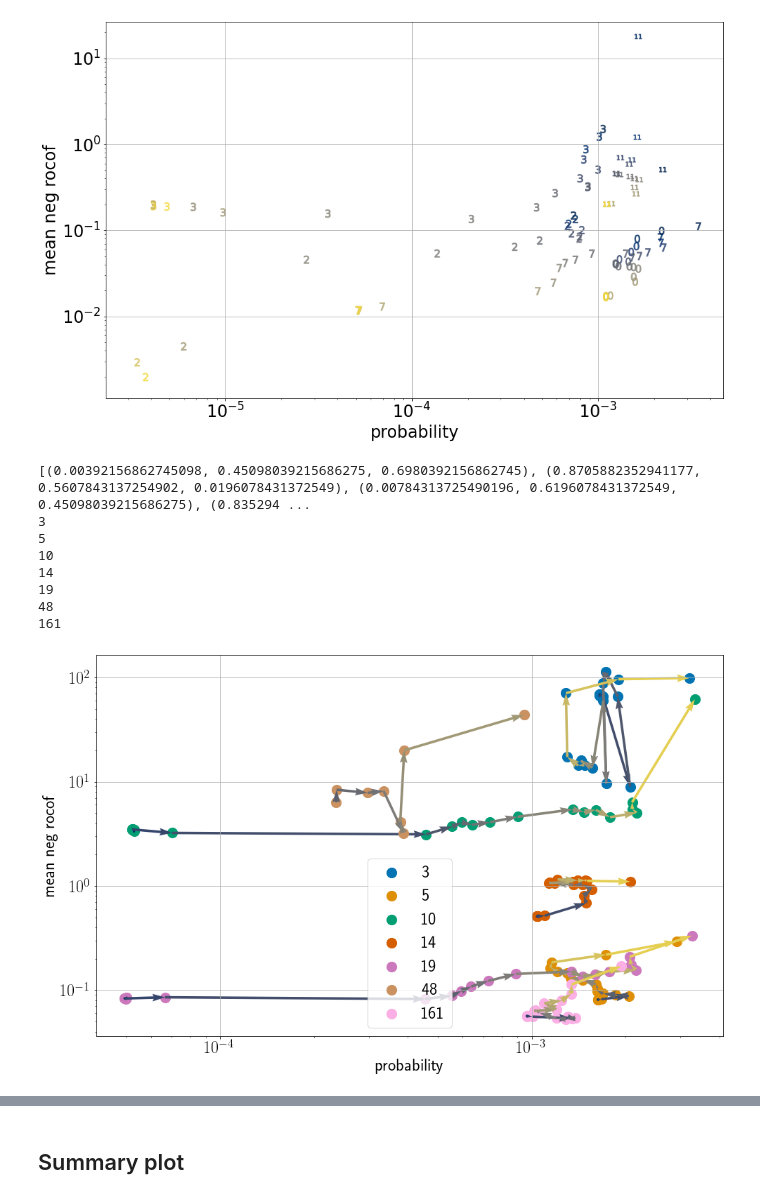
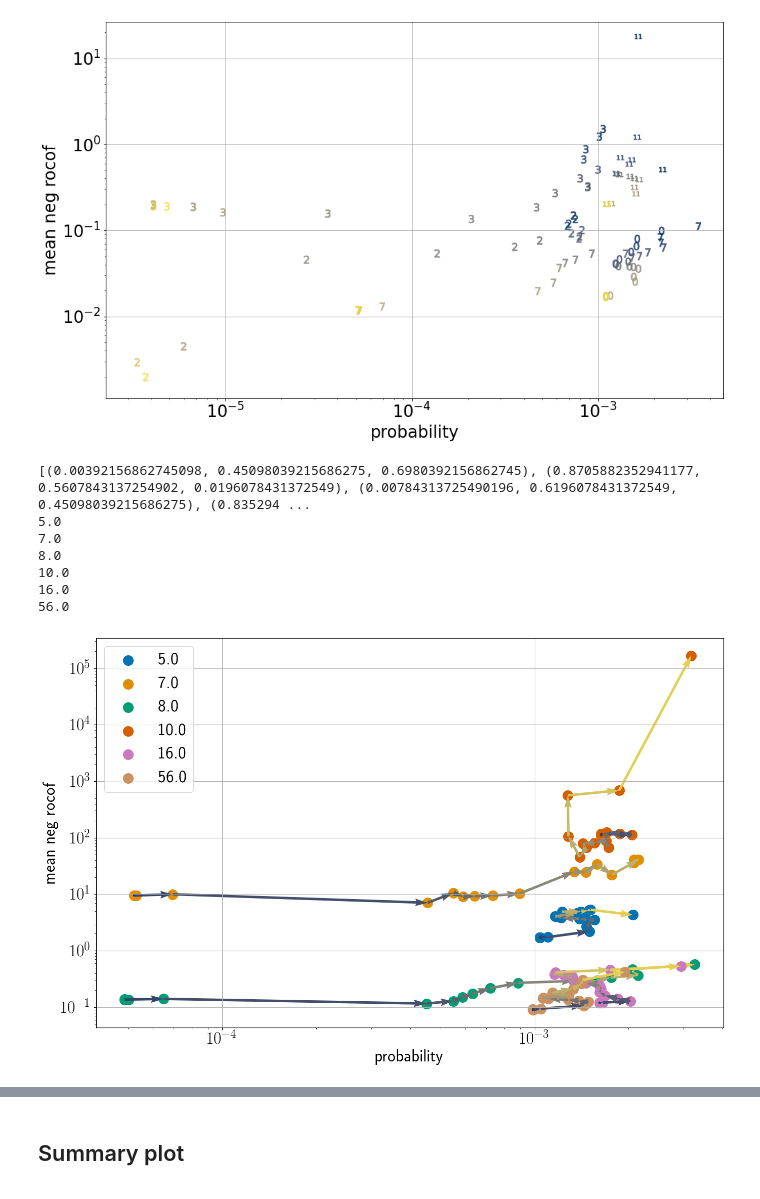
Before and after one commit to maurizio-titz/Power-system-split, a Jupyter notebook: notebooks/analyse_component_clusters_kmeans_combined.ipynb, the cells around one changed output, grey strips where cells are left out. Cells and saved outputs as stored; diff of their text form; code cells hidden in the pictures.

```diff
--- a/notebooks/analyse_component_clusters_kmeans_combined.ipynb
+++ b/notebooks/analyse_component_clusters_kmeans_combined.ipynb
@@ -186,0 +184,10 @@ component_props.loc[:,'cluster_label'] = labels3
+# %%
+# Identify cluster in subset
+min_cluster_distance = 9./ len(G)
+n_cluster, subset_cluster_labels = visualisation.cluster_indicator_vectors_agglomerative(indicator_vectors[subset_indices],
+                                                                                  min_cluster_distance = min_cluster_distance,
+                                                                                  cluster_distance_type = 'average')
+
+component_props.loc[:, 'cluster_label'] = np.nan
+component_props.loc[subset_indices, 'cluster_label'] = subset_cluster_labels
+n_cluster
@@ -186,0 +198,3 @@ component_props.loc[:,'cluster_label'] = labels3
+# %%
+rnc = RadiusNeighborsClassifier(radius= min_cluster_distance, metric='hamming', outlier_label=-1, n_jobs=20)
+rnc.fit(indicator_vectors[subset_indices], subset_cluster_labels)
@@ -187,2 +204,5 @@ component_props.loc[:,'cluster_label'] = labels3
+# %%
+remaining_cluster_labels = rnc.predict(indicator_vectors[remaining_indices])
+component_props.loc[remaining_indices,'cluster_label'] = remaining_cluster_labels
 # %%
 print(component_props.shape)
@@ -253,7 +284,7 @@ cluster_props.head()
 # %%
  # Only select cluster if there is at least one co2l with P(cluster | co2l) significantly larger than p (alpha=0.05)
 # (i.e. we omit very unlikely clusters)
-p = 0.0008
+p = 0.001
 min_count, max_counts = sm.stats.binom_test_reject_interval(p,number_of_simulations, alternative='larger', alpha=0.05)
 print('Rejected if less than', int(max_counts), 'hits in all', number_of_simulations, 'simulations')
 
@@ -508,44 +583,43 @@ print(colors_points)
 for i,cluster in enumerate(selected_cluster[:10]):
 
     points = np.array([cluster_props.loc[selected_cluster].loc[indices[i]]['likelihood'],
-                       cluster_props.loc[selected_cluster].loc[indices[i]]['median_neg_rocof']]).T##mean_neg_rocof
+                       cluster_props.loc[selected_cluster].loc[indices[i]]['max_neg_rocof']]).T##mean_neg_rocof
 
 
     colors = [cmap(i/len(co2ls)) for i in range(len(co2ls)-1)]
 
     ax.scatter(points[:, 0],
                points[:, 1],
                s = 200,
                color = colors_points[i],
               label = cluster)
 
     ax.quiver(points[1:, 0][::-1], points[1:, 1][::-1],
           (points[:-1, 0]-points[1:,0])[::-1],
           (points[:-1, 1]-points[1:,1])[::-1],
           angles = 'xy',
           scale_units = 'xy',
           scale = 1,
           width = 0.004,
          color = colors)
 
     print(cluster)
 ax.set_yscale('log')
 ax.set_xscale('log')
 ax.set_xlabel('probability', fontsize = 24)
 ax.set_ylabel('mean neg rocof', fontsize = 24)
 ax.tick_params(axis = 'both', which = 'both', labelsize = 24)
 ax.legend(fontsize = 24)
 plt.show()
 # %% [output]
 [(0.00392156862745098, 0.45098039215686275, 0.6980392156862745), (0.8705882352941177, 0.5607843137254902, 0.0196078431372549), (0.00784313725490196, 0.6196078431372549, 0.45098039215686275), (0.835294 ...
-3
-5
-10
-14
-19
-48
-161
+5.0
+7.0
+8.0
+10.0
+16.0
+56.0
-[figure, old version]
+[figure, new version]
 # %%
 ## cmap = plt.get_cmap('cividis')
 
```
Also changed, not shown: parts of 46 cells of this notebook, 3 other files.
